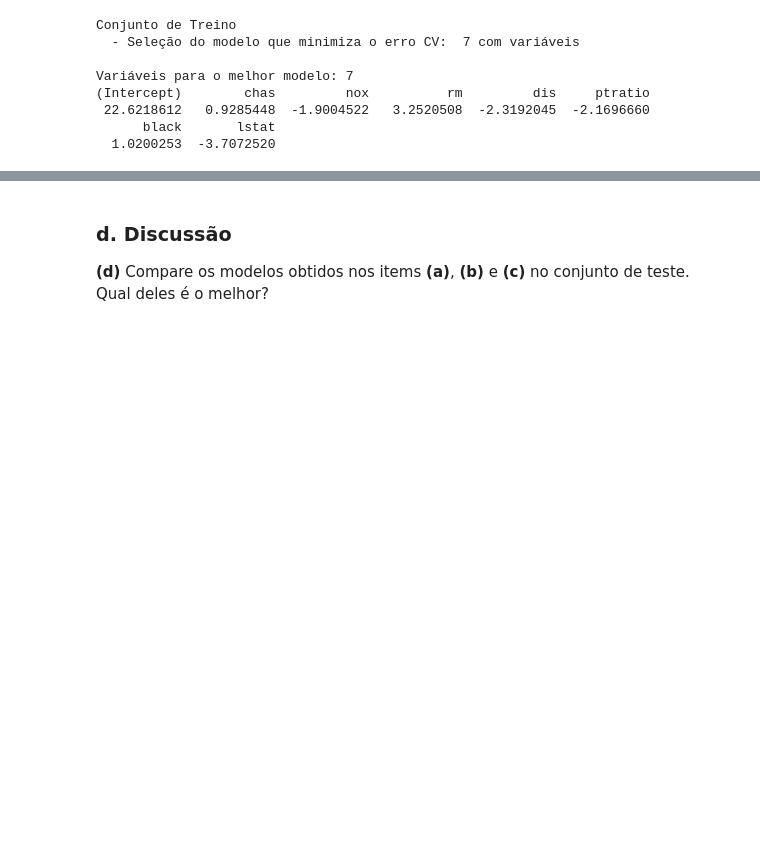
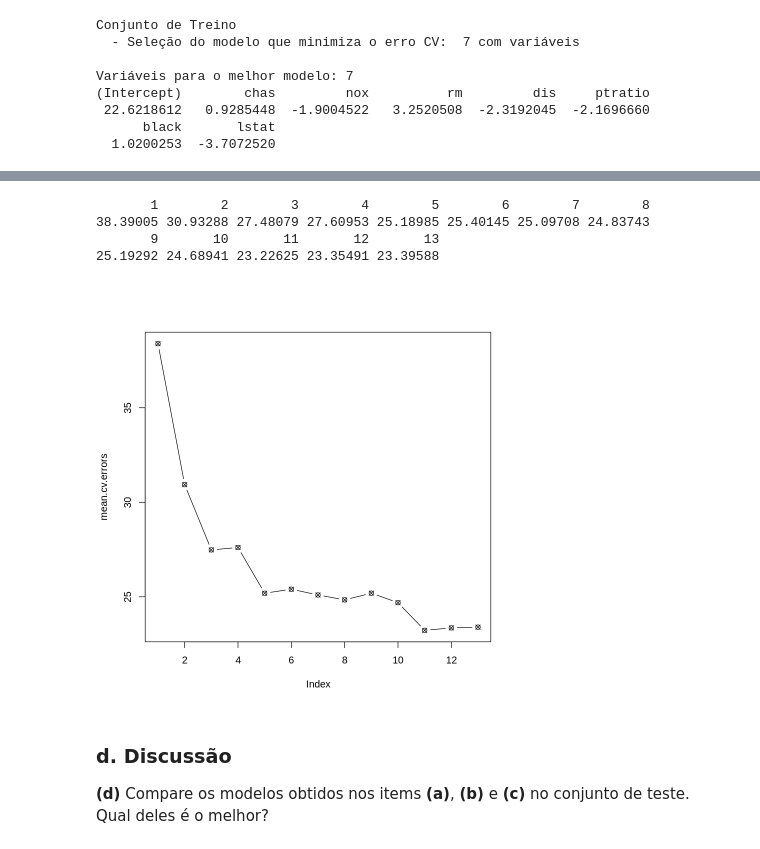
Before and after one commit to SamuelOliveira/Colab, a Jupyter notebook: FT084_2021S1_T2_predicao_R.ipynb, the cells around one changed output, grey strips where cells are left out. Cells and saved outputs as stored; diff of their text form; code cells hidden in the pictures; blank space fills up the shorter version.

```diff
--- a/FT084_2021S1_T2_predicao_R.ipynb
+++ b/FT084_2021S1_T2_predicao_R.ipynb
@@ -462,0 +509,5 @@ plot(mean.cv.errors,type='b')
+# %%
+k = 10
+set.seed(1)
+folds = sample(1:k,nrow(boston.df),replace=TRUE)
+table(folds)
@@ -462,0 +518,2 @@ plot(mean.cv.errors,type='b')
+# %%
+cv.errors <- matrix(NA,k,13, dimnames=list(NULL, paste(1:13)))
@@ -462,0 +522,9 @@ plot(mean.cv.errors,type='b')
+# %%
+for(j in 1:k){
+        best.fit = regsubsets(medv~., data=boston.df[folds != j,], nvmax = 13)
+
+        for (i in 1:13){
+                pred = predict.regsubsets(best.fit, boston.df[folds == j, ], id = i)
+                cv.errors[j, i] = mean((boston.df$medv[folds == j] - pred)^2)
+        }
+}
@@ -463,3 +533,15 @@ plot(mean.cv.errors,type='b')
+# %%
+mean.cv.errors = apply(cv.errors ,2,mean)
+print(mean.cv.errors)
+# %% [output]
+       1        2        3        4        5        6        7        8
+38.39005 30.93288 27.48079 27.60953 25.18985 25.40145 25.09708 24.83743
+       9       10       11       12       13
+25.19292 24.68941 23.22625 23.35491 23.39588
+# %%
+plot(mean.cv.errors, pch = 13, type = "b")
+# %% [output]
+[figure, added]
 # %% [markdown]
 ### **d**. Discussão
 **(d)** Compare os modelos obtidos nos items **(a)**, **(b)** e **(c)** no
```
Also changed, not shown: parts of 13 cells of this notebook.
